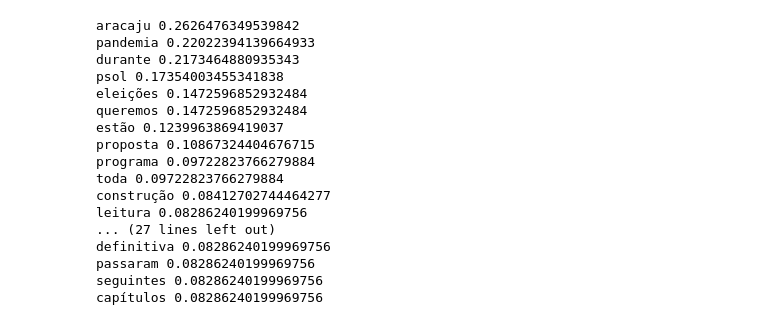
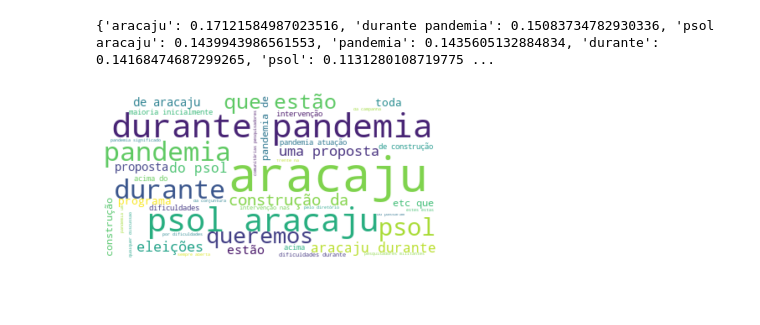
Before and after one commit to adolfoguimaraes/analise-planos-de-governos, a Jupyter notebook: test-vectorize-tf-idf.ipynb, the cells around one changed output. Saved outputs shown, nothing was run; the diff lists cells and outputs as text; code cells hidden in the pictures; blank space fills up the shorter version.

Commit message:
Wordcloud and ngrams

```diff
--- a/test-vectorize-tf-idf.ipynb
+++ b/test-vectorize-tf-idf.ipynb
@@ -19,5 +51,5 @@ SyntaxError: invalid syntax (2583949566.py, line 17)
 # %%
-tfIdfVectorizer=TfidfVectorizer(use_idf=True)
+tfIdfVectorizer=TfidfVectorizer(use_idf=True, ngram_range=(1,2))
 tfIdf = tfIdfVectorizer.fit_transform(content_pages)
 df = pd.DataFrame(tfIdf[0].T.todense(), index=tfIdfVectorizer.get_feature_names(), columns=["TF-IDF"])
 df = df.sort_values('TF-IDF', ascending=False)
@@ -33,24 +65,23 @@ expressions_clear = [
     "que"
 ]
 
+sentences_dictionary = {}
+
 for sentence, row in df_word.iterrows():
     if sentence not in expressions_clear:
-        print(sentence, row["TF-IDF"])
+        sentences_dictionary[sentence] = row["TF-IDF"]
+
+print(sentences_dictionary)
 # %% [output]
-aracaju 0.2626476349539842
-pandemia 0.22022394139664933
-durante 0.2173464880935343
-psol 0.17354003455341838
-eleições 0.1472596852932484
-queremos 0.1472596852932484
-estão 0.1239963869419037
-proposta 0.10867324404676715
-programa 0.09722823766279884
-toda 0.09722823766279884
-construção 0.08412702744464277
-leitura 0.08286240199969756
-... (27 lines left out)
-definitiva 0.08286240199969756
-passaram 0.08286240199969756
-seguintes 0.08286240199969756
-capítulos 0.08286240199969756
+{'aracaju': 0.17121584987023516, 'durante pandemia': 0.15083734782930336, 'psol aracaju': 0.1439943986561553, 'pandemia': 0.1435605132884834, 'durante': 0.14168474687299265, 'psol': 0.1131280108719775 ...
+# %%
+import matplotlib.pyplot as plt
+from wordcloud import WordCloud
+
+words_cloud = WordCloud(background_color="white", max_words=50).generate_from_frequencies(sentences_dictionary)
+
+plt.imshow(words_cloud, interpolation='bilinear')
+plt.axis("off")
+plt.show()
+# %% [output]
+[figure, added]
```
Also changed, not shown: parts of 4 cells of this notebook.
